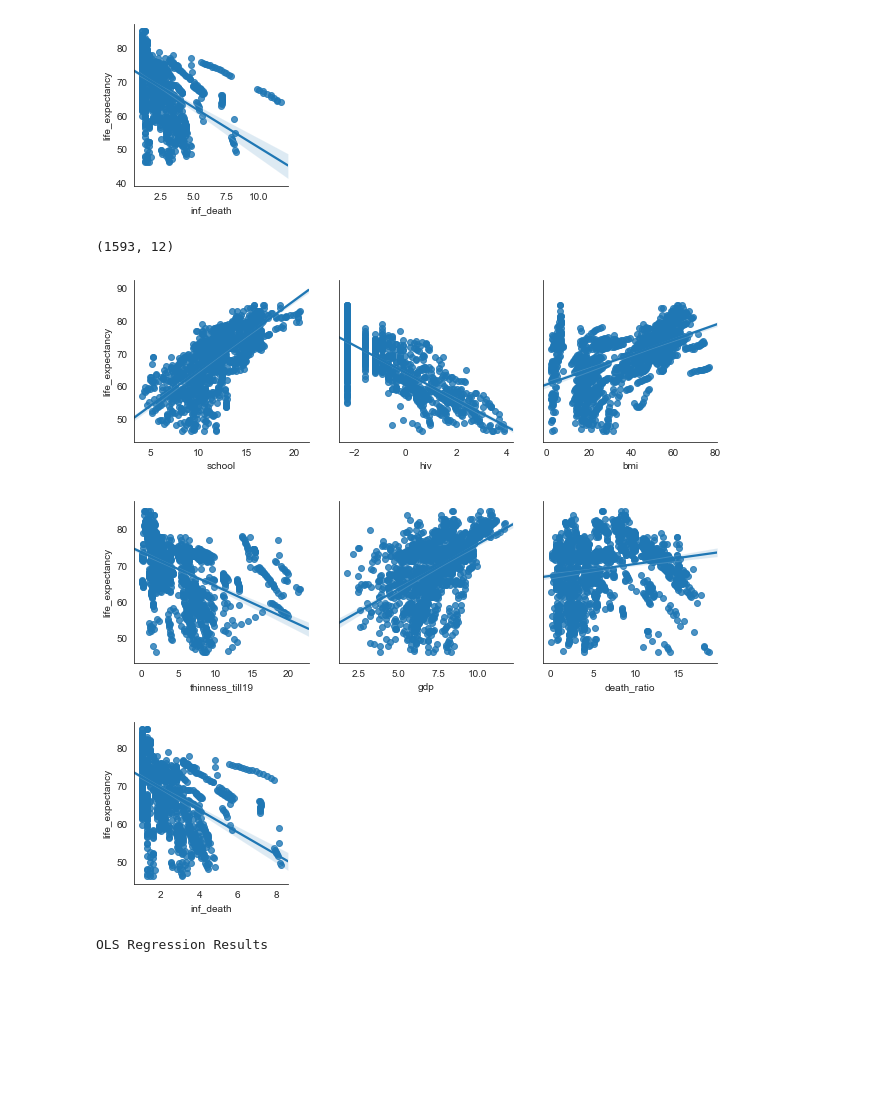
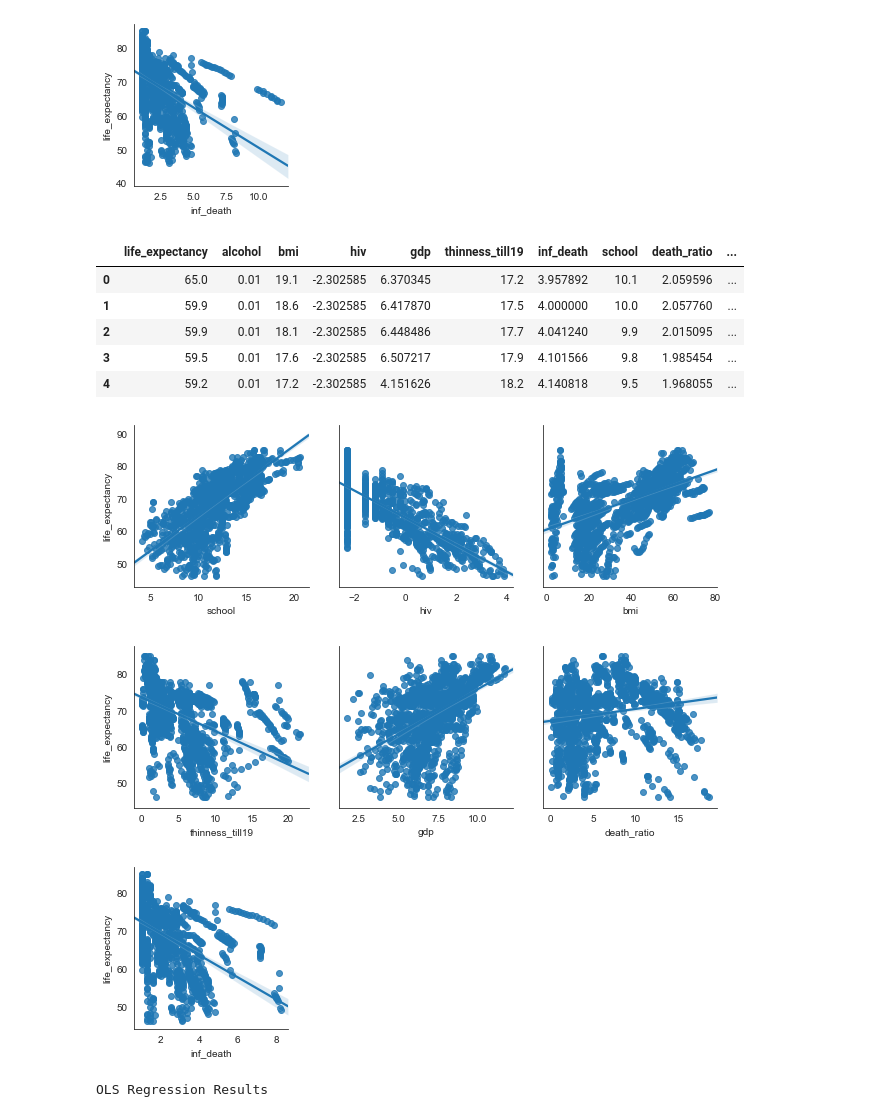
Before and after one commit to DaggerForce/Life_Expectancy_Project, a Jupyter notebook: life_expectancy.ipynb, the cells around one changed output. Drawn from its saved outputs; the diff is of its cells as text; code cells hidden in the pictures; blank space fills up the shorter version.

```diff
--- a/life_expectancy.ipynb
+++ b/life_expectancy.ipynb
@@ -261,12 +273,18 @@ new_df.shape
 # %%
 # remove outliers and check the amount of data that we left
 new_df = new_df[new_df.gdp > 1.25]
 new_df = new_df[new_df.thinness_till19 < 25]
 
 get_pairs(new_df, row_groups, depended, features, 3)
 new_df.shape
+new_df.head()
 # %% [output]
-(1593, 12)
+|  | life_expectancy | alcohol | bmi | hiv | gdp | thinness_till19 | inf_death | school | death_ratio | ... |
+| 0 | 65.0 | 0.01 | 19.1 | -2.302585 | 6.370345 | 17.2 | 3.957892 | 10.1 | 2.059596 | ... |
+| 1 | 59.9 | 0.01 | 18.6 | -2.302585 | 6.417870 | 17.5 | 4.000000 | 10.0 | 2.057760 | ... |
+| 2 | 59.9 | 0.01 | 18.1 | -2.302585 | 6.448486 | 17.7 | 4.041240 | 9.9 | 2.015095 | ... |
+| 3 | 59.5 | 0.01 | 17.6 | -2.302585 | 6.507217 | 17.9 | 4.101566 | 9.8 | 1.985454 | ... |
+| 4 | 59.2 | 0.01 | 17.2 | -2.302585 | 4.151626 | 18.2 | 4.140818 | 9.5 | 1.968055 | ... |
 [figure]
 [figure]
 [figure]
```
Also changed, not shown: parts of 11 cells of this notebook, 2 other files.
